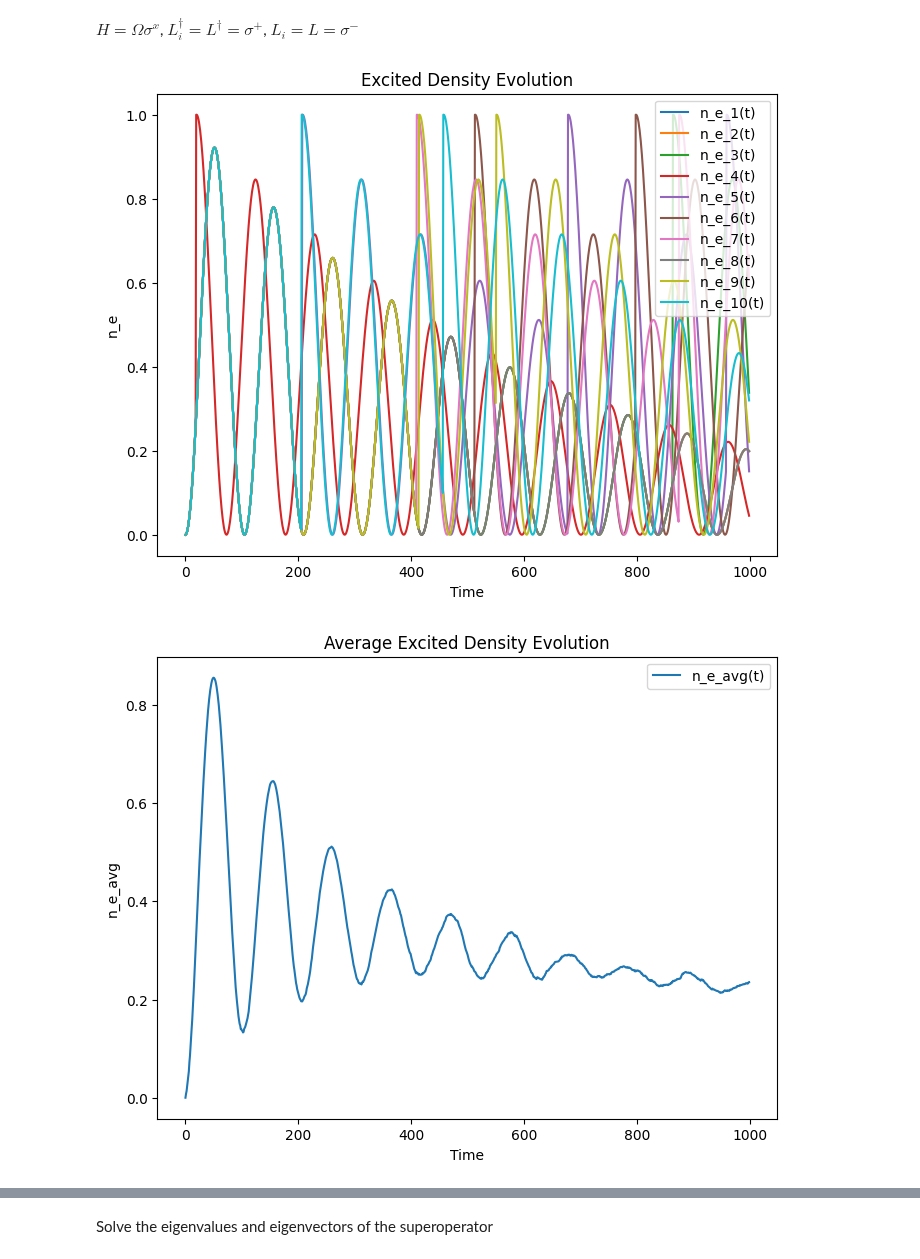
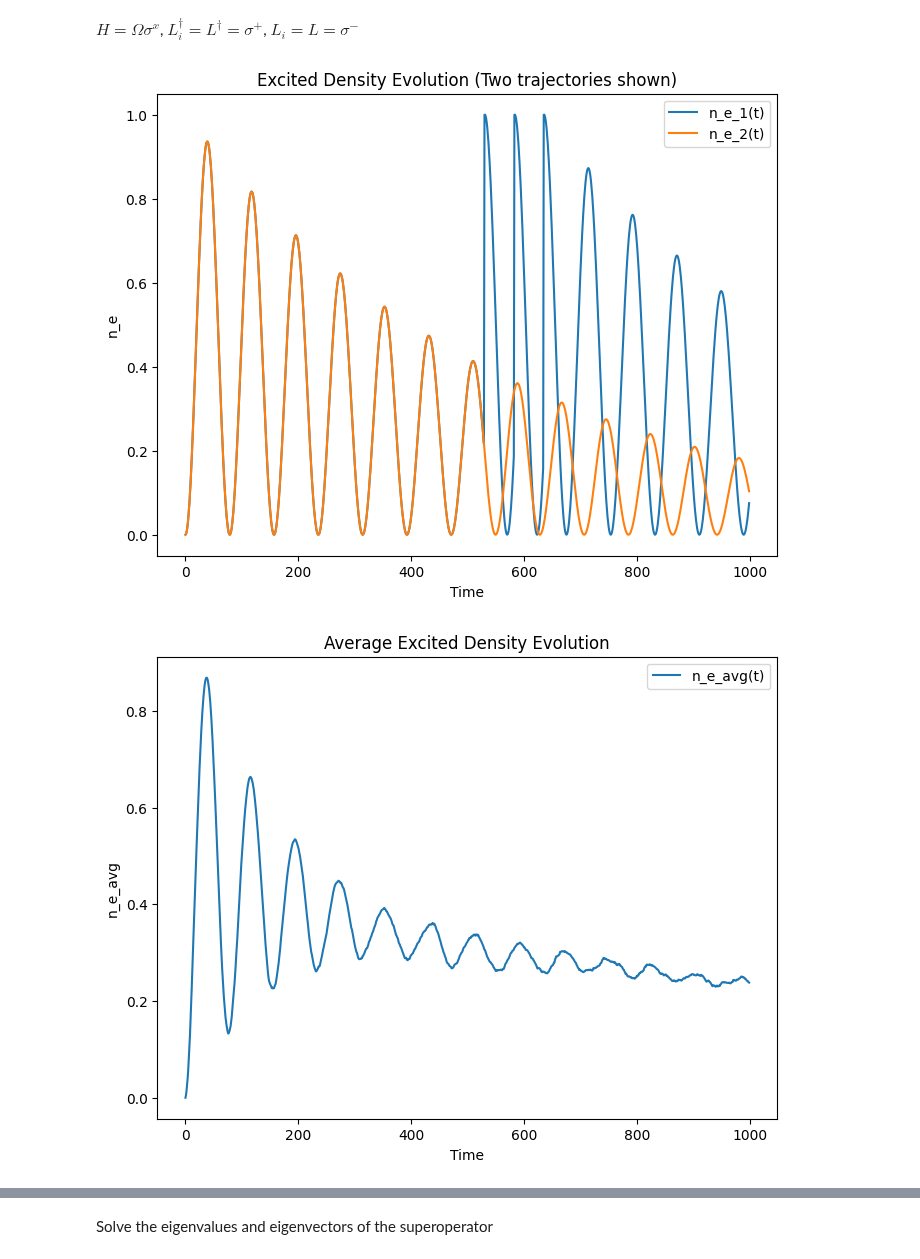
Before and after one commit to JSKao/Computational-Quantum-Many-Body-Physics, a Jupyter notebook: OpenQuantumNEW.ipynb, the cells around one changed output, grey strips where cells are left out. Cells and saved outputs as stored; diff of their text form; code cells hidden in the pictures.

```diff
--- a/OpenQuantumNEW.ipynb
+++ b/OpenQuantumNEW.ipynb
@@ -242,11 +244,11 @@ This is the Lindbladian form with
 $H = \Omega\sigma^{x}$, $L^{\dagger}_i = L^{\dagger} = \sigma^{+}$, $L_i = L = \sigma^{-}$
 # %%
 # Define Hamiltonian, jump operators of the two level system (let hbar=1)
-omega = 30
+omega = 40
 rho = rho_g[0][0]
 H = omega * S_x[0][0]
 L_ops = [S_minus[0][0]]
-gamma_values = [5]
+gamma_values = [40/6]
 total_time = 1.0
 dt = 0.001
 
@@ -256,35 +258,35 @@ states, n_e = multiple_simulations(N, rho, H, L_ops, gamma_values, total_time, d
 
 # Average the excitation density over trajectories
 n_e_array = []
 sum = np.zeros(np.shape(n_e[0][0]),dtype = complex)
 
 for i in range(N):
     n_e_array.append(np.array(n_e[i][0]))
     sum += n_e[i][0]
 
 n_e_avg_array = np.array(sum/N)
 
 # Plot the results
 plt.figure(figsize=(8,6))
 
-for i in range(10):
+for i in range(2):
     plt.plot(n_e_array[i], label=f'n_e_{i + 1}(t)')
 
-plt.title('Excited Density Evolution')
+plt.title('Excited Density Evolution (Two trajectories shown)')
 plt.xlabel('Time')
 plt.ylabel('n_e')
 plt.legend()
 plt.show()
 
 
 plt.figure(figsize=(8,6))
 plt.plot(n_e_avg_array, label='n_e_avg(t)')
 plt.title('Average Excited Density Evolution')
 plt.xlabel('Time')
 plt.ylabel('n_e_avg')
 plt.legend()
 plt.show()
 # %% [output]
-[figure, old version]
+[figure, new version]
-[figure, old version]
+[figure, new version]
 # %% [markdown]
```
Also changed, not shown: parts of 5 cells of this notebook.
